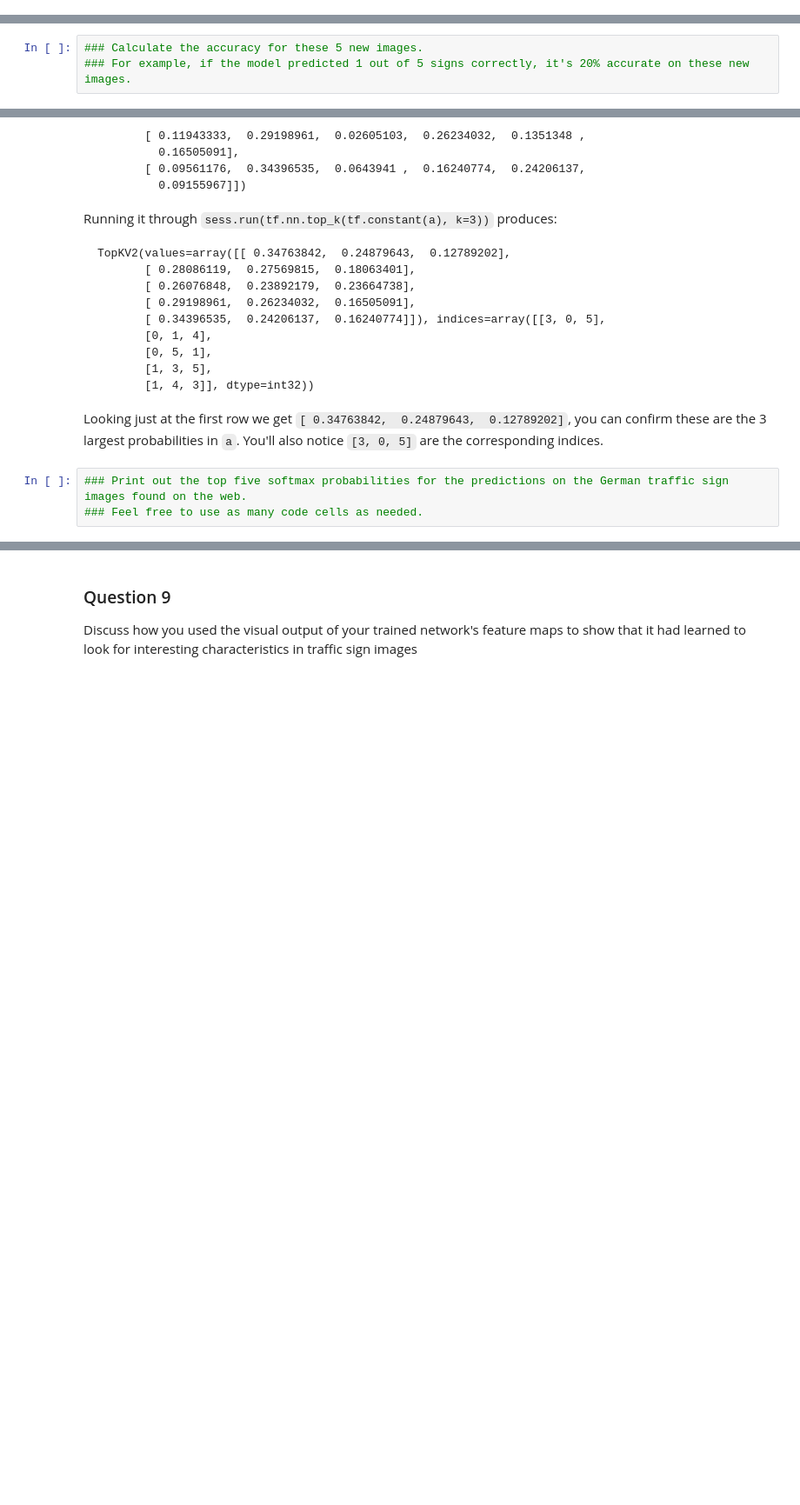
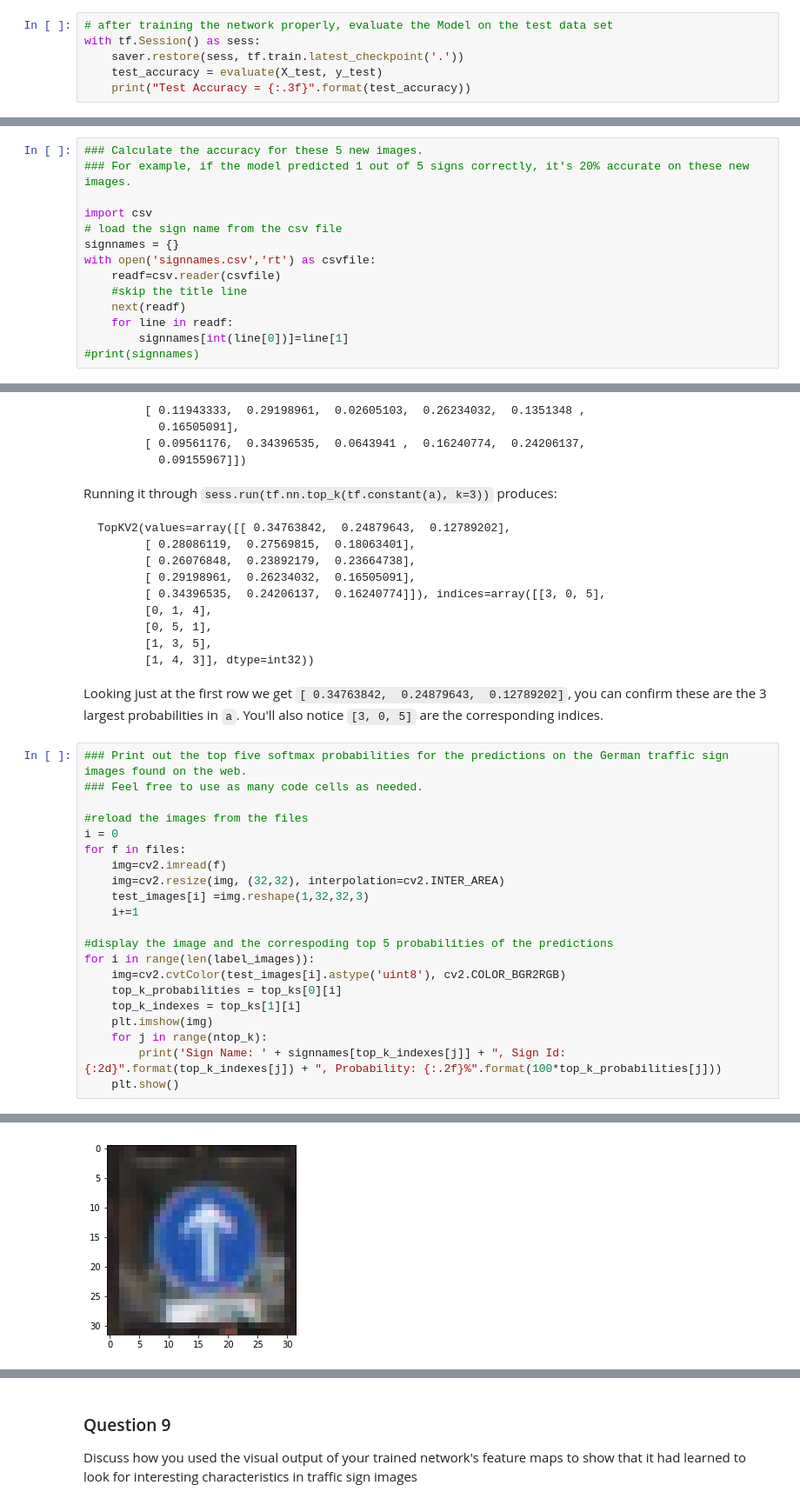
Before and after one commit to yliuosu/Self-Driving-Car, a Jupyter notebook: TrafficSignClassifier/Traffic_Sign_Classifier.ipynb, the cells around one changed output, grey strips where cells are left out. Shown at 87% size. Cells and saved outputs as stored; diff of their text form; blank space fills up the shorter version.

````diff
--- a/TrafficSignClassifier/Traffic_Sign_Classifier.ipynb
+++ b/TrafficSignClassifier/Traffic_Sign_Classifier.ipynb
@@ -272,0 +351,6 @@ sets imply underfitting. A high accuracy on the training set but low accuracy on
+# %%
+# after training the network properly, evaluate the Model on the test data set
+with tf.Session() as sess:
+    saver.restore(sess, tf.train.latest_checkpoint('.'))
+    test_accuracy = evaluate(X_test, y_test)
+    print("Test Accuracy = {:.3f}".format(test_accuracy))
@@ -294,6 +411,17 @@ You may find `signnames.csv` useful as it contains mappings from the class id (i
 # %%
 ### Calculate the accuracy for these 5 new images.
 ### For example, if the model predicted 1 out of 5 signs correctly, it's 20% accurate on these new images.
+
+import csv
+# load the sign name from the csv file
+signnames = {}
+with open('signnames.csv','rt') as csvfile:
+    readf=csv.reader(csvfile)
+    #skip the title line
+    next(readf)
+    for line in readf:
+        signnames[int(line[0])]=line[1]
+#print(signnames)
 # %% [markdown]
 ### Output Top 5 Softmax Probabilities For Each Image Found on the Web
 # %% [markdown]
@@ -334,6 +462,25 @@ TopKV2(values=array([[ 0.34763842,  0.24879643,  0.12789202],
 ```
 
 Looking just at the first row we get `[ 0.34763842,  0.24879643,  0.12789202]`, you can confirm these are the 3 largest probabilities in `a`. You'll also notice `[3, 0, 5]` are the corresponding indices.
-# %%
-### Print out the top five softmax probabilities for the predictions on the German traffic sign images found on the web.
-### Feel free to use as many code cells as needed.
+# %%
+### Print out the top five softmax probabilities for the predictions on the German traffic sign images found on the web.
+### Feel free to use as many code cells as needed.
+
+#reload the images from the files
+i = 0
+for f in files:
+    img=cv2.imread(f)
+    img=cv2.resize(img, (32,32), interpolation=cv2.INTER_AREA)
+    test_images[i] =img.reshape(1,32,32,3)
+    i+=1
+
+#display the image and the correspoding top 5 probabilities of the predictions
+for i in range(len(label_images)):
+    img=cv2.cvtColor(test_images[i].astype('uint8'), cv2.COLOR_BGR2RGB)
+    top_k_probabilities = top_ks[0][i]
+    top_k_indexes = top_ks[1][i]
+    plt.imshow(img)
+    for j in range(ntop_k):
+        print('Sign Name: ' + signnames[top_k_indexes[j]] + ", Sign Id:{:2d}".format(top_k_indexes[j]) + ", Probability: {:.2f}%".format(100*top_k_probabilities[j]))
+    plt.show()
+# %% [output]
@@ -339,0 +492 @@ Looking just at the first row we get `[ 0.34763842,  0.24879643,  0.12789202]`,
+[figure, added]
````
Also changed, not shown: parts of 12 cells of this notebook.
